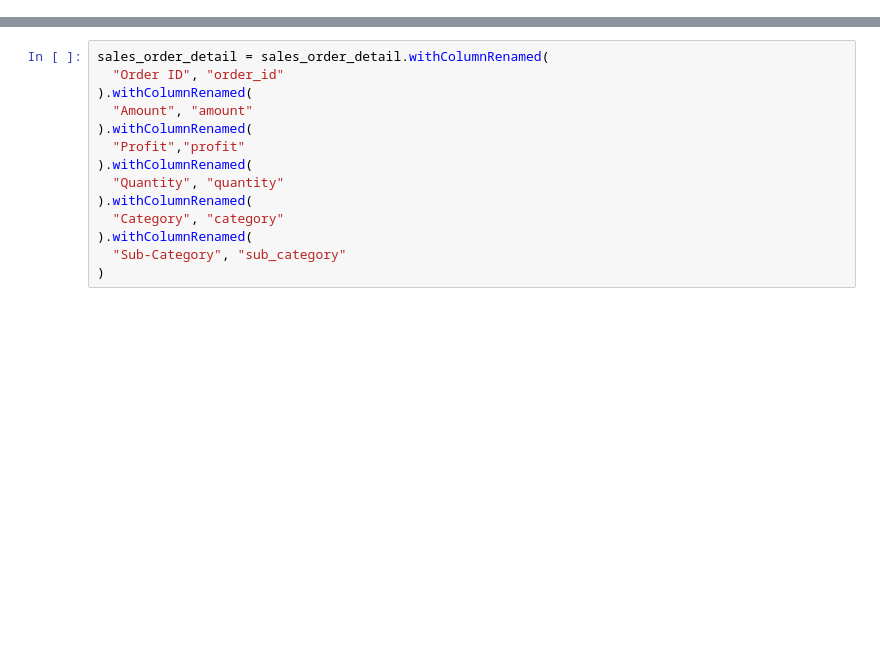
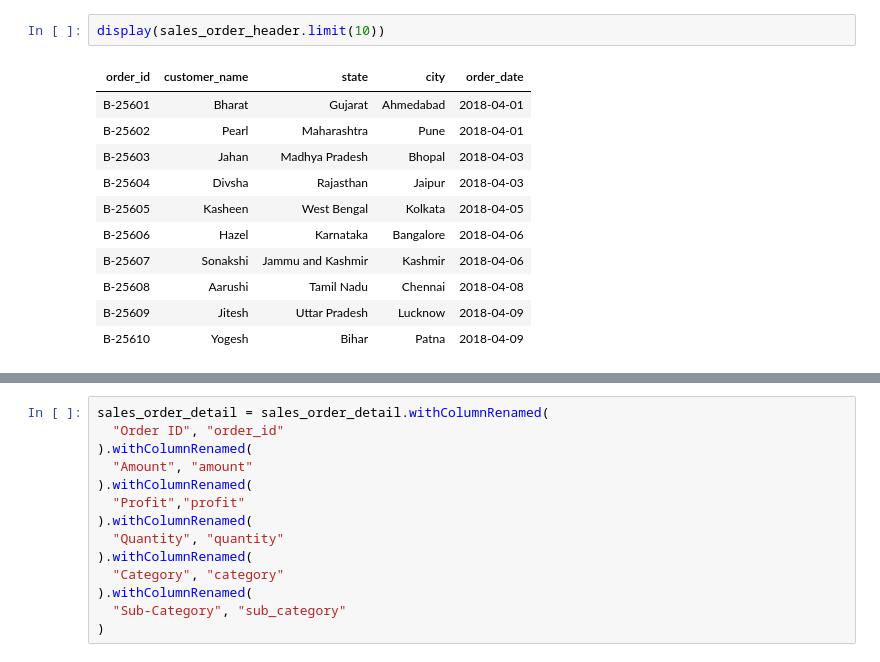
Before and after one commit to gaya3dk/dtuworkshop, a Jupyter notebook: dtu_data_engineering.ipynb, the cells around one changed output, grey strips where cells are left out. Cells and saved outputs as stored; diff of their text form; blank space fills up the shorter version.

```diff
--- a/dtu_data_engineering.ipynb
+++ b/dtu_data_engineering.ipynb
@@ -13,0 +72,14 @@ sales_order_detail = spark.read.format("csv").option("header", "true").option("i
+# %%
+display(sales_order_header.limit(10))
+# %% [output]
+| order_id | customer_name | state | city | order_date |
+| B-25601 | Bharat | Gujarat | Ahmedabad | 2018-04-01 |
+| B-25602 | Pearl | Maharashtra | Pune | 2018-04-01 |
+| B-25603 | Jahan | Madhya Pradesh | Bhopal | 2018-04-03 |
+| B-25604 | Divsha | Rajasthan | Jaipur | 2018-04-03 |
+| B-25605 | Kasheen | West Bengal | Kolkata | 2018-04-05 |
+| B-25606 | Hazel | Karnataka | Bangalore | 2018-04-06 |
+| B-25607 | Sonakshi | Jammu and Kashmir | Kashmir | 2018-04-06 |
+| B-25608 | Aarushi | Tamil Nadu | Chennai | 2018-04-08 |
+| B-25609 | Jitesh | Uttar Pradesh | Lucknow | 2018-04-09 |
+| B-25610 | Yogesh | Bihar | Patna | 2018-04-09 |
```
Also changed, not shown: parts of 26 cells of this notebook.
